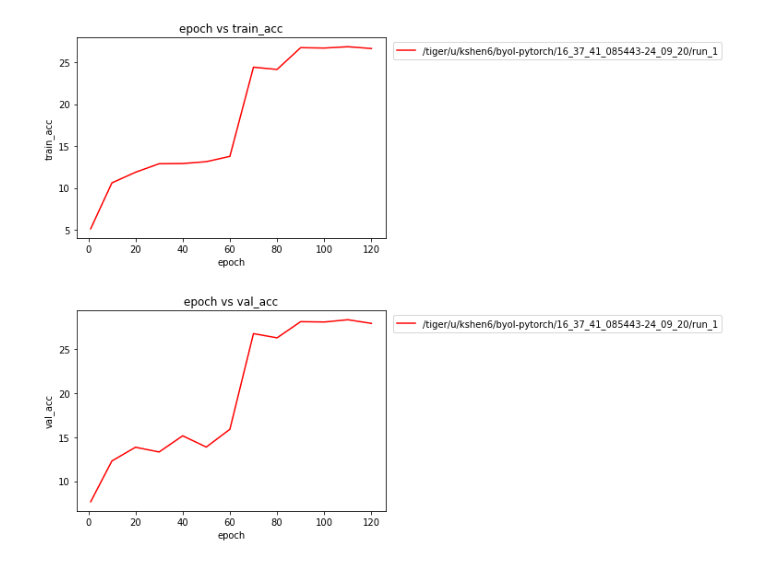
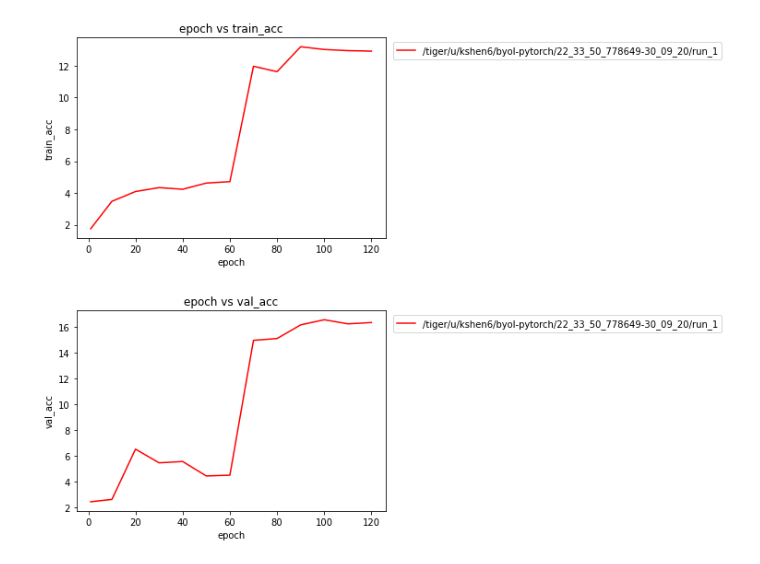
Before and after one commit to kshen6/byol-pytorch, a Jupyter notebook: evaluate.ipynb, the cells around one changed output. Saved outputs shown, nothing was run; the diff lists cells and outputs as text; code cells hidden in the pictures.

```diff
--- a/evaluate.ipynb
+++ b/evaluate.ipynb
@@ -8,13 +8,14 @@ import os
 import matplotlib.pyplot as plt
 from IPython.display import display
 # %%
-paths = [('16_37_41_085443-24_09_20', 1)]
+paths = [('22_33_50_778649-30_09_20', 1)]
 run_dirs = [f'/tiger/u/kshen6/byol-pytorch/{slurmid}/run_{runid}' for slurmid, runid in paths]
 log_reader = reader.ExperimentLogReader(None, run_dirs)
 # %%
 # log_reader.run_readers[0].load_data_dict('ckpt-699')
-log_reader.make_plots('epoch', 'train_acc', dict_id='ckpt-699')
-log_reader.make_plots('epoch', 'val_acc', dict_id='ckpt-699')
+dict_id = ['ckpt8-499']
+log_reader.make_plots('epoch', 'train_acc', dict_id=dict_id)
+log_reader.make_plots('epoch', 'val_acc', dict_id=dict_id)
 # %% [output]
-[figure, old version]
+[figure, new version]
-[figure, old version]
+[figure, new version]
```
Also changed, not shown: 1 other file.
